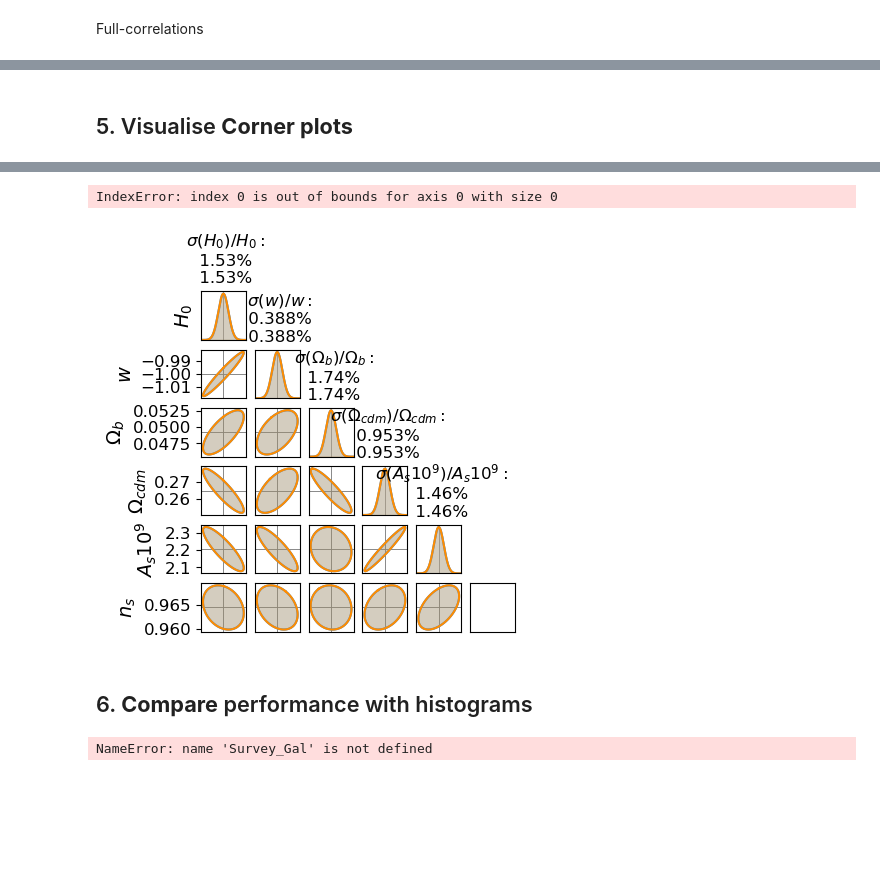
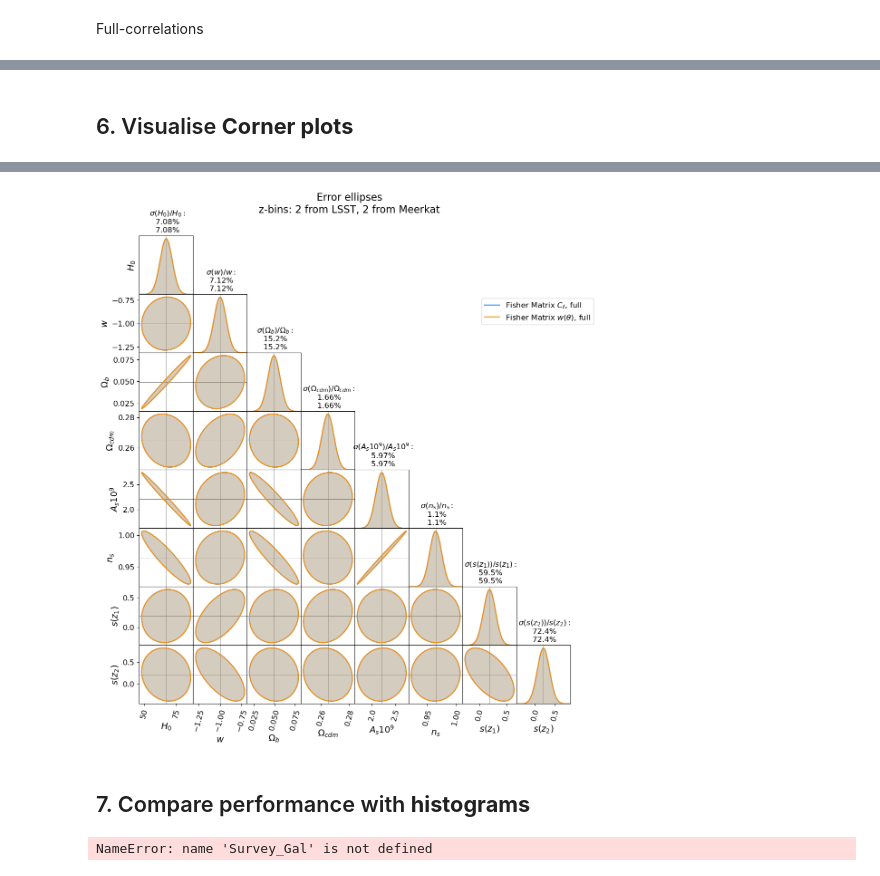
Before and after one commit to GreenTS27/Photo_Surveys-HI_IM-Fisher_Matrix, a Jupyter notebook: Fisher_Matrix_C_ell_vs_w_t.ipynb, the cells around one changed output, grey strips where cells are left out. Drawn from its saved outputs; the diff is of its cells as text; code cells hidden in the pictures; blank space fills up the shorter version.

```diff
--- a/Fisher_Matrix_C_ell_vs_w_t.ipynb
+++ b/Fisher_Matrix_C_ell_vs_w_t.ipynb
@@ -897,8 +903,8 @@ ic| f_sky_SKA: np.float64(0.891)
 Survey_Gal = "LSST"
 
 ### HI Surveys
-# Survey_HI = "Meerkat"
-Survey_HI = "SKA"
+Survey_HI = "Meerkat"
+# Survey_HI = "SKA"
 
 ####################################### Survey parameters ###############################################
 N_bins_Gal = 10
@@ -909,7 +915,7 @@ if Survey_Gal == "Euclid":
     # bias_func_Gal = gal_bias_Euclid
     # N_gal_value = N_gal_Euclid
 
-    arr_z_central_Gal = arr_z_central_Euclid
+    # arr_z_central_Gal = arr_z_central_Euclid
     func_pz = pz_Euclid
     z0_value = z0_Euclid
     N_gal_value = np.sum(arr_ngal_bin_Euclid)
@@ -921,7 +927,7 @@ if Survey_Gal == "Euclid":
 
 elif Survey_Gal == "DES":
     # N_gal_value = N_gal_DES
-    arr_z_central_Gal = arr_z_central_DES
+    # arr_z_central_Gal = arr_z_central_DES
     func_pz = pz_DES
     z0_value = z0_DES
     N_gal_value = np.sum(arr_ngal_bin_DES)
@@ -931,7 +937,7 @@ elif Survey_Gal == "DES":
     dic_f_sky["Gal"] = f_sky_DES
 
 elif Survey_Gal == "LSST":
-    arr_z_central_Gal = arr_z_central_LSST_Y10
+    # arr_z_central_Gal = arr_z_central_LSST_Y10
     func_pz = pz_LSST_Y10
     z0_value = z0_LSST_Y10
     N_gal_value = N_gal_LSST_Y10_str
@@ -970,7 +976,7 @@ for i in range(N_bins_Total):
     if i < N_bins_Gal:
         if Survey_Gal == "Euclid":
             arr_z_central[i] = arr_z_central_Euclid[i]
-            arr_bin_width[i] = np.abs(arr_z_central_Euclid[i] - arr_z_central_Euclid[i+1])/2
+            arr_bin_width[i] = np.abs(arr_z_central_Euclid[i+1] - arr_z_central_Euclid[i])
         elif Survey_Gal == "DES":
             arr_z_central[i] = arr_z_central_DES[i]
             arr_bin_width[i] = np.abs(arr_z_min_DES[i] - arr_z_max_DES[i])
@@ -982,8 +988,8 @@ for i in range(N_bins_Total):
         index_HI = i-N_bins_Gal
         arr_z_central[i] = arr_z_central_HI[index_HI]
         arr_bin_width[i] = bin_width_HI
-        nu_1 = nu_ref / (arr_z_central_HI[index_HI]-bin_width_HI/2 + 1)
-        nu_2 = nu_ref / (arr_z_central_HI[index_HI]+bin_width_HI/2 +1)
+        nu_1 = nu_ref / ((arr_z_central_HI[index_HI]-bin_width_HI/2) + 1)
+        nu_2 = nu_ref / ((arr_z_central_HI[index_HI]+bin_width_HI/2) + 1)
         arr_bin_width_nu[index_HI] =  np.abs( nu_1 - nu_2 )
         # if Survey_HI == "Meerkat":
         #     arr_z_central[i] = arr_z_central_MK[index_HI]
@@ -994,6 +1000,7 @@ for i in range(N_bins_Total):
         #     # arr_bin_width_nu[index_HI] = np.abs(arr_nu_central_MK[index_HI] - arr_nu_central_MK[index_HI+1])/2
         # if Survey_HI == "SKA":
 
+ic(arr_bin_width)
 ic(arr_bin_width_nu)
 
 # Identify the z-bins of Gal and HI survey
@@ -1015,7 +1022,6 @@ for i, z_c in enumerate(arr_z_central):
         arr_sigma_z[i] = sigma_val
     elif z_c in dic_Gal_HI_id["HI"]:
         arr_sigma_z[i] = arr_bin_width[i]/2
-
 
 dic_Window  = Window_func_Gal_HI(arr_zs, arr_z_central, z0_value, N_gal_value,
                                 arr_sigma_val=arr_sigma_z, arr_bin_width=arr_bin_width,
@@ -1050,7 +1056,7 @@ for i in range(N_bins_Total):
         Data_arr_zs_full[count] = np.array( [z_c_i, z_c_j] )
         count+=1
 
-del i, j, z_c_i, z_c_j, count
+
 # ic(Data_arr_zs_full)
 ic((len(Data_arr_zs_full)))
 # ic((Data_arr_zs_full))
@@ -1389,22 +1389,10 @@ ic| np.sum(Matrix @ Matrix_inv): np.float64(16.00000000016411)
 # %% [markdown]
-## 5. Visualise **Corner plots**
+## 6. Visualise **Corner plots**
 # %%
 # Importing Fihser Matrices values from  saved data
 
-# f_sky, f_sky_str = 1, 10
-
-# l_min     = 2
-# l_min     = 10
-
-# theta_max = 90
-# theta_max = 18
-
-# FIM_Cl_auto = np.loadtxt(open(F"{folder_name}FisherM_Cl_auto_{save_filename}_f{f_sky_str}_lmin{l_min}_thetaMax{theta_max}.csv", "rb"), delimiter=" ", skiprows=0)
-# FIM_w_auto  = np.loadtxt(open(F"{folder_name}FisherM_w_auto_{ save_filename}_f{f_sky_str}_lmin{l_min}_thetaMax{theta_max}.csv", "rb"), delimiter=" ", skiprows=0)
-# FIM_Cl_full = np.loadtxt(open(F"{folder_name}FisherM_Cl_full_{save_filename}_lmin{l_min}_thetaMax{theta_max}.csv", "rb"), delimiter=" ", skiprows=0)
-# FIM_w_full  = np.loadtxt(open(F"{folder_name}FisherM_w_full_{ save_filename}_lmin{l_min}_thetaMax{theta_max}.csv", "rb"), delimiter=" ", skiprows=0)
 FIM_Cl_full = np.loadtxt(open(F"{folder_name}FisherM_Cl_full_{save_filename}.csv", "rb"), delimiter=" ", skiprows=0)
-# FIM_w_full  = np.loadtxt(open(F"{folder_name}FisherM_w_full_{ save_filename}.csv", "rb"), delimiter=" ", skiprows=0)
+FIM_w_full  = np.loadtxt(open(F"{folder_name}FisherM_w_full_{ save_filename}.csv", "rb"), delimiter=" ", skiprows=0)
 
 ########################## Corner plots ###################################################################
 fid=[]
@@ -1425,18 +1413,17 @@ par = [
     # r"$\beta$",
     r"$s(z_1)$",
     r"$s(z_2)$",
-    r"$s(z_3)$",
-    r"$s(z_4)$",
-    r"$s(z_5)$",
-    r"$s(z_6)$",
-    r"$s(z_7)$",
-    r"$s(z_8)$",
-    r"$s(z_9)$",
-    r"$s(z_{10})$",
+    # r"$s(z_3)$",
+    # r"$s(z_4)$",
+    # r"$s(z_5)$",
+    # r"$s(z_6)$",
+    # r"$s(z_7)$",
+    # r"$s(z_8)$",
+    # r"$s(z_9)$",
+    # r"$s(z_{10})$",
     ]
 par_titles = par
 
-# Plot_title = r"$f_{sky}$ = " + rf"{f_sky:.3g}; $z_c = {z_1, z_2, z_3, z_4 }$; $\sigma_z = {sigma_val}$"
 # Plot_title = rf"Error Ellipses: $\theta \in [{theta_min}, {theta_max:.3g}]$; $\ell \in [{l_min}, {l_max}]$; " + r"$f_{sky}$ = " + rf"{f_sky:.3g}"
 Plot_title = ("Error ellipses \n" +
               rf"z-bins: {N_bins_Gal} from {Survey_Gal}, {N_bins_HI} from {Survey_HI} "
@@ -1475,7 +1462,8 @@ list_colors = ["slateblue", "firebrick", "dodgerblue", "darkorange"]
 # CornerPlot( Fishers, fid, par, par_titles, Plot_title,  Flabels=Flabels, cores=[list_colors[0], list_colors[1]] )
 
 # Fishers = [ FIM_Cl_full, FIM_w_full ]
-Fishers = [ FIM_Cl_full, FIM_Cl_full ]
+Fishers = [ FIM_w_full, FIM_w_full ]
+# Fishers = [ FIM_Cl_full, FIM_Cl_full ]
 Flabels = [ r"Fisher Matrix $C_\ell$, full", r"Fisher Matrix $w(\theta)$, full" ]
 CornerPlot( Fishers, fid, par, par_titles, Plot_title, Flabels=Flabels, cores=[list_colors[2], list_colors[3]],
             Fig_name= name_fig_corner+"_full.png", figure_size=(11,12))
@@ -1485,7 +1471,6 @@ Warning: Negative variance for parameter 5: -1.1555855902686609e-06
-IndexError: index 0 is out of bounds for axis 0 with size 0
-[figure, old version]
+[figure, new version]
 # %% [markdown]
-## 6. **Compare** performance with histograms
+## 7. Compare performance with **histograms**
 # %%
 fig, ax = plt.subplots(figsize=(12, 6))
 x = np.arange(len(par))
```
Also changed, not shown: parts of 31 cells of this notebook.
